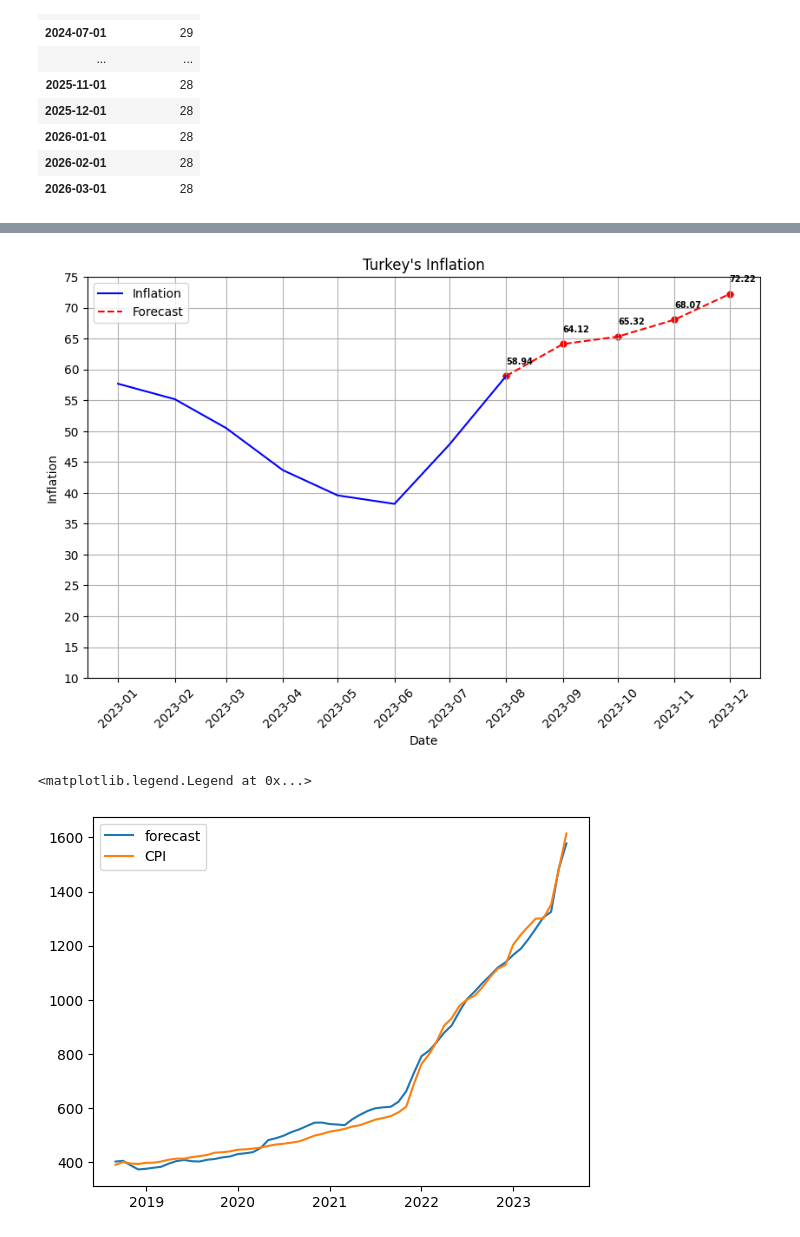
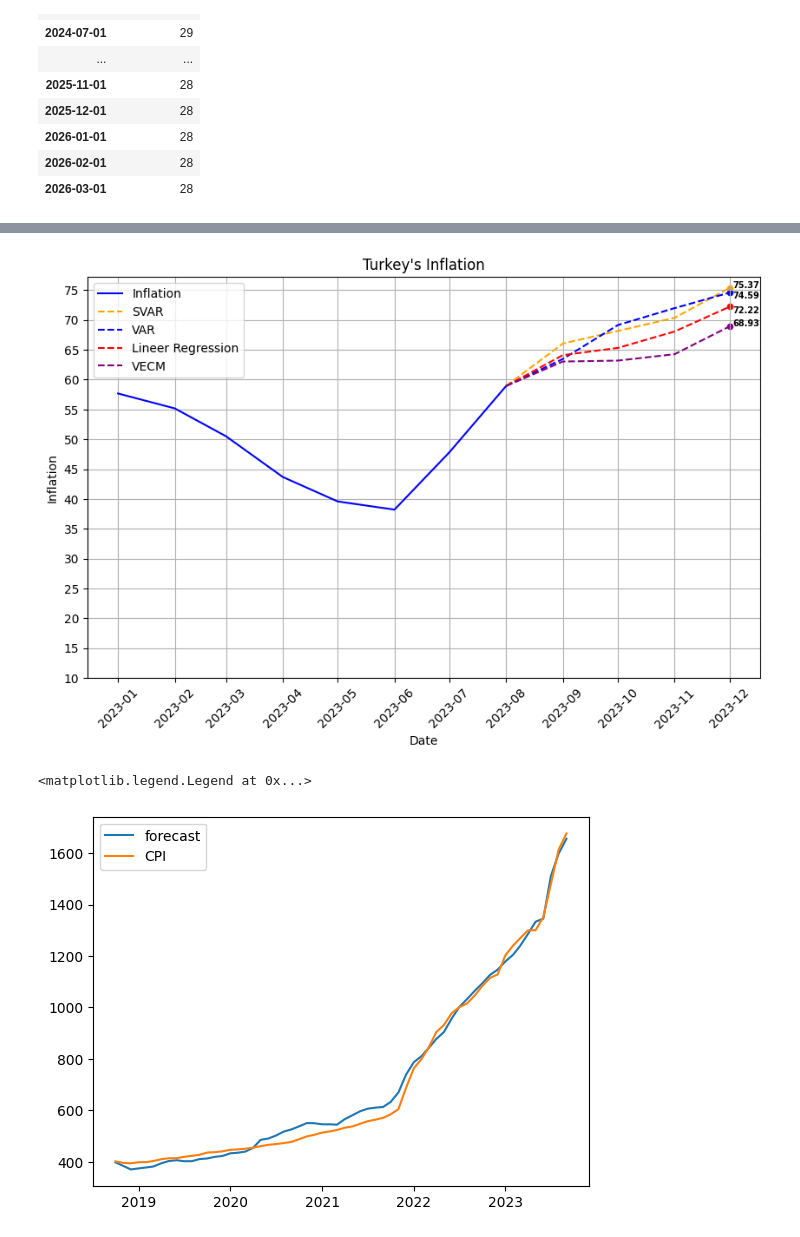
Before and after one commit to kaboya19/InflationForecast, a Jupyter notebook: InflationForecast.ipynb, the cells around one changed output, grey strips where cells are left out. Drawn from its saved outputs; the diff is of its cells as text; code cells hidden in the pictures.

```diff
--- a/InflationForecast.ipynb
+++ b/InflationForecast.ipynb
@@ -1043,0 +1080,4 @@ df9
+# %%
+data["random_walk_component"] = data['Döviz Kuru'].shift(1)
+data=data.dropna()
+data
@@ -1078,18 +1354,26 @@ import pandas as pd
 # 12 ay önceki tüfe değerlerini içeren bir sütun ekleyin
 dff['onceki_yil_tufe'] = dff['CPI'].shift(12)
 dfas2['onceki_yil_tufe'] = dfas2['CPI'].shift(12)
-
-
+dfas3['onceki_yil_tufe'] = dfas3['CPI'].shift(12)
+dfas4['onceki_yil_tufe'] = dfas4['CPI'].shift(12)
+dfas5['onceki_yil_tufe'] = dfas5['CPI'].shift(12)
+dfas6['onceki_yil_tufe'] = dfas6['CPI'].shift(12)
 
 
 # Yüzde artışı hesaplayın ve 'yillik_enflasyon_orani' sütununu ekleyin
 dff['yillik_enflasyon_orani'] = ((dff['CPI'] / dff['onceki_yil_tufe']) - 1) * 100
 dfas2['yillik_enflasyon_orani'] = ((dfas2['CPI'] / dfas2['onceki_yil_tufe']) - 1) * 100
-
-
+dfas3['yillik_enflasyon_orani'] = ((dfas3['CPI'] / dfas3['onceki_yil_tufe']) - 1) * 100
+dfas4['yillik_enflasyon_orani'] = ((dfas4['CPI'] / dfas4['onceki_yil_tufe']) - 1) * 100
+dfas5['yillik_enflasyon_orani'] = ((dfas5['CPI'] / dfas5['onceki_yil_tufe']) - 1) * 100
+dfas6['yillik_enflasyon_orani'] = ((dfas6['CPI'] / dfas6['onceki_yil_tufe']) - 1) * 100
 # NaN değerleri (ilk 12 ay) veriden çıkarın
 dff.dropna(inplace=True)
 dfas2.dropna(inplace=True)
+dfas3.dropna(inplace=True)
+dfas4.dropna(inplace=True)
+dfas5.dropna(inplace=True)
+dfas6.dropna(inplace=True)
 # %%
 dates=pd.date_range('2008-02-01','2026-02-01' , freq='1M')-pd.offsets.MonthBegin(1)
 
@@ -1102,46 +1386,64 @@ dates=pd.date_range('2008-02-01','2026-02-01' , freq='1M')-pd.offsets.MonthBegin
 plt.figure(figsize=(10, 6))
 plt.plot(dff.iloc[191:199]["yillik_enflasyon_orani"], label='Inflation', color='blue')
 #plt.plot(dfas2.iloc[198:202]["yillik_enflasyon_orani"],label='Your Forecast with monetary tightening', color='green')
-plt.plot(dff.iloc[198:203]["yillik_enflasyon_orani"],'--',label='Forecast', color='red')
+plt.plot(dfas5.iloc[198:203]["yillik_enflasyon_orani"],'--',label='SVAR', color='orange')
+plt.plot(dfas6.iloc[198:203]["yillik_enflasyon_orani"],'--',label='VAR', color='blue'    )
+plt.plot(dff.iloc[198:203]["yillik_enflasyon_orani"],'--',label='Lineer Regression', color='red')
+plt.plot(dfas4.iloc[198:203]["yillik_enflasyon_orani"],'--',label='VECM', color='purple')
+
 
 
 plt.xlabel('Date')
 plt.ylabel('Inflation')
 plt.xticks(dff.iloc[191:203].index, dff.iloc[191:203].index.strftime('%Y-%m'), rotation=45)
 y_max = int(max(dff["yillik_enflasyon_orani"].iloc[191:203]))
 y_min = 10
 y_interval = 0.5
 y_ticks = [y_min]
 while y_ticks[-1] < y_max:
     y_ticks.append(y_ticks[-1] + 5)
 
-son_dort_veri=dff["yillik_enflasyon_orani"].iloc[198:203]
-son_dort_veri2=dfas2["yillik_enflasyon_orani"].iloc[198:203]
+son_dort_veri=dff["yillik_enflasyon_orani"].iloc[202:203]
+son_dort_veri3=dfas4["yillik_enflasyon_orani"].iloc[202:203]
+son_dort_veri4=dfas5["yillik_enflasyon_orani"].iloc[202:203]
+son_dort_veri5=dfas6["yillik_enflasyon_orani"].iloc[202:203]
 
 # Y ekseni etiketlerini ayarlama
 for i, v in enumerate(son_dort_veri):
-    plt.annotate(f'{v:.2f}', (son_dort_veri.index[i], v), xytext=(0, 10), textcoords='offset points', fontsize=7,
+    plt.annotate(f'{v:.2f}', (son_dort_veri.index[i], v), xytext=(3, -5), textcoords='offset points', fontsize=7,
                  color='black', fontweight='bold')
     plt.scatter(son_dort_veri.index,son_dort_veri,color='red',s=20)
 
-#for i, v in enumerate(son_dort_veri2.iloc[1:]):
-    #plt.annotate(f'{v:.2f}', (son_dort_veri2.iloc[1:].index[i], v), xytext=(0, -10), textcoords='offset points', fontsize=7,
-                 #color='black', fontweight='bold')
-    #plt.scatter(son_dort_veri2.iloc[1:].index,son_dort_veri2.iloc[1:],color='green',s=20)
+
+for i, v in enumerate(son_dort_veri3):
+    plt.annotate(f'{v:.2f}', (son_dort_veri3.index[i], v), xytext=(3, 0), textcoords='offset points', fontsize=7,
+                 color='black', fontweight='bold')
+    plt.scatter(son_dort_veri3.index,son_dort_veri3,color='purple',s=20)
+
+for i, v in enumerate(son_dort_veri4):
+    plt.annotate(f'{v:.2f}', (son_dort_veri4.index[i], v), xytext=(3, 0), textcoords='offset points', fontsize=7,
+                 color='black', fontweight='bold')
+    plt.scatter(son_dort_veri4.index,son_dort_veri4,color='orange',s=20)
+
+for i,v in enumerate(son_dort_veri5):
+    plt.annotate(f'{v:.2f}', (son_dort_veri5.index[i], v), xytext=(3, -5), textcoords='offset points', fontsize=7,
+                 color='black', fontweight='bold')
+    plt.scatter(son_dort_veri5.index,son_dort_veri5,color='blue',s=20)
+
 
 
 
 # Y ekseni etiketlerini ayarlama
 plt.yticks(y_ticks)
 plt.title("Turkey's Inflation")
 plt.legend()
 plt.grid(True)
 plt.show()
 # %% [output]
-[figure, old version]
+[figure, new version]
 # %%
 res6=[]
-for i in range(-211,0):
+for i in range(-212,0):
     res6.append(results.params["const"]+results.params["Onceki USD/TL"]*df6["Onceki USD/TL"][i]+results.params["Para Arzi Onceki"]*dfn["Para Arzi Onceki"][i]+results.params["Kredi"]*df3["Kredi"][i]+results.params["Brent"]*df14["Brent"][i]+results.params["Politika Faizi"]*pfaiz["Politika Faizi"][i])
 res6=pd.DataFrame(res6)
 res6=res6.set_index(df.index)
@@ -1151,7 +1453,7 @@ plt.plot(df.tail(60),label="CPI")
 plt.legend()
 # %% [output]
 <matplotlib.legend.Legend at 0x...>
-[figure, old version]
+[figure, new version]
 # %%
 res6['onceki_yil_tufe'] = res6['CPI'].shift(12)
 
```
Also changed, not shown: parts of 18 cells of this notebook, 1 other file.
